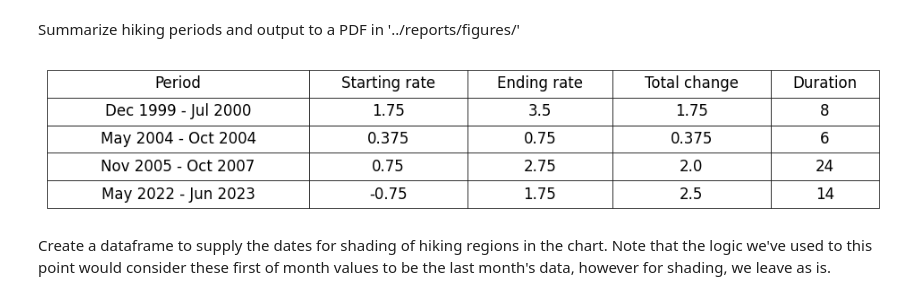
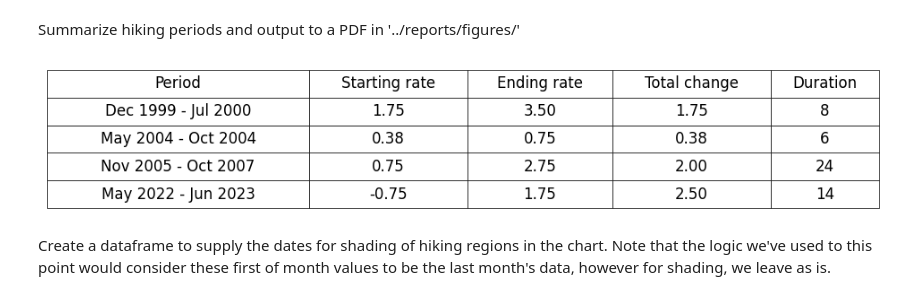
Before and after one commit to Butch78/Bank-Size-Central-Bank-Sensitivity, a Jupyter notebook: notebooks/snb-data-processing.ipynb, the cells around one changed output. Saved outputs shown, nothing was run; the diff lists cells and outputs as text; code cells hidden in the pictures.

```diff
--- a/notebooks/snb-data-processing.ipynb
+++ b/notebooks/snb-data-processing.ipynb
@@ -449,47 +449,57 @@ hiking_summary['dates'] = hiking_summary.apply(
     lambda row: f"{row['begin_date'].strftime('%b %Y')} - {row['end_date'].strftime('%b %Y')}", axis=1
 )
 
-# Select and order the columns according to the requirements
+# Round the decimal columns to two decimal places
+hiking_summary['begin_policy'] = hiking_summary['begin_policy'].round(2)
+hiking_summary['end_policy'] = hiking_summary['end_policy'].round(2)
+hiking_summary['change_in_policy'] = hiking_summary['change_in_policy'].round(2)
+
+# Select and order the columns
 hiking_summary = hiking_summary[['dates', 'begin_policy', 'end_policy', 'change_in_policy', 'hike_duration']]
 
 # Set the output directory for the figures
 output_dir = '../reports/figures/'
 
 # Check if the directory exists, if not, create it
 if not os.path.exists(output_dir):
     os.makedirs(output_dir)
 
 # Set the style for nicer output
 plt.style.use('ggplot')
 
 # Create a new figure with size appropriate for your table
 fig, ax = plt.subplots(figsize=(12, 2))  # Adjust the size as needed
 
 # Hide the axes
 ax.axis('off')
 
 new_column_names = ['Period', 'Starting rate', 'Ending rate', 'Total change', 'Duration']
 
-# Create the table and adjust properties as needed
-tbl = ax.table(cellText=hiking_summary.values,
-               colLabels=new_column_names,  # Use the new column names here
-               cellLoc='center',
+# Create the table with specific alignment for decimal columns
+cell_text = hiking_summary.values
+for row in cell_text:
+    row[1] = f"{row[1]:.2f}"  # Format beginning policy rate
+    row[2] = f"{row[2]:.2f}"  # Format ending policy rate
+    row[3] = f"{row[3]:.2f}"  # Format change in policy rate
+
+tbl = ax.table(cellText=cell_text,
+               colLabels=new_column_names,
+               cellLoc='center',  # Align cells to the center
                loc='center',
-               bbox=[0, 0, 1, 1])  # bbox ensures the table takes the full figure
+               bbox=[0, 0, 1, 1])
 
-# Style the table with a font size and any other properties you like
 tbl.auto_set_font_size(False)
 tbl.set_fontsize(12)
-tbl.auto_set_column_width(col=list(range(len(hiking_summary.columns))))  # Adjust the columns width to fit content
+tbl.auto_set_column_width(col=list(range(len(hiking_summary.columns))))
 
 # Save the figure as PDF
 pdf_filename = os.path.join(output_dir, 'hiking_summary_SNB.pdf')
 plt.savefig(pdf_filename, bbox_inches='tight')
 
 # Optionally display the figure if you're in a Jupyter environment
 plt.show()
 # %% [output]
-[figure, old version]
+[figure, new version]
 # %% [markdown]
 Create a dataframe to supply the dates for shading of hiking regions in the chart. Note that the logic we've used to this point would consider these first of month values to be the last month's data, however for shading, we leave as is.
 # %%
```
Also changed, not shown: parts of 1 cell of this notebook, 2 other files.
